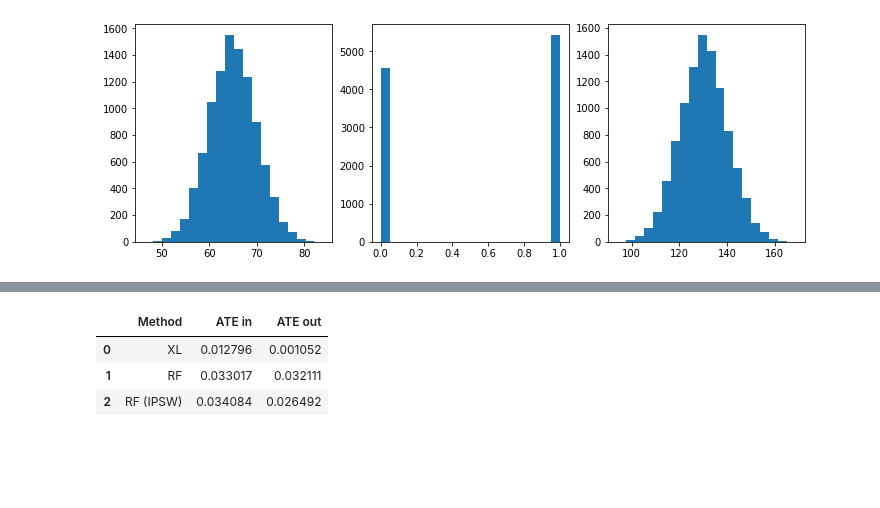
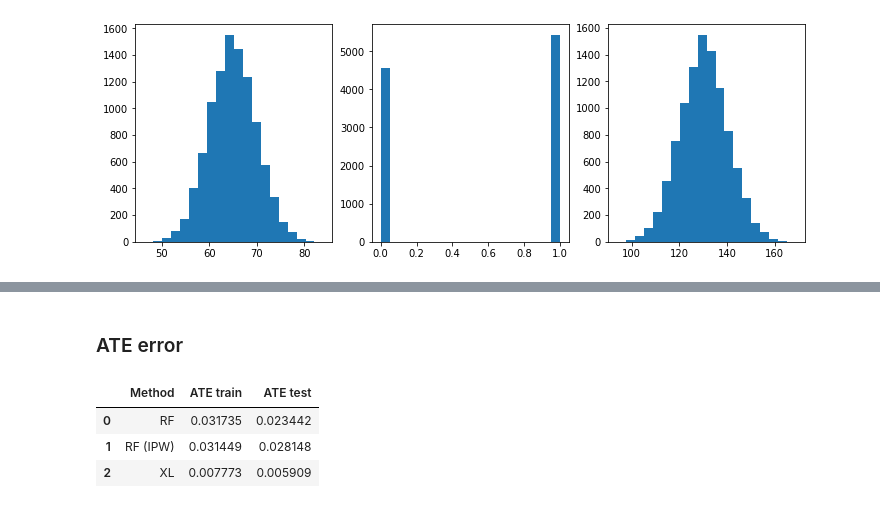
Before and after one commit to dmachlanski/ncrm-causality-2021, a Jupyter notebook: labs/day_2/Tutorial_Sodium.ipynb, the cells around one changed output, grey strips where cells are left out. Cells and saved outputs as stored; diff of their text form; code cells hidden in the pictures; blank space fills up the shorter version.

```diff
--- a/labs/day_2/Tutorial_Sodium.ipynb
+++ b/labs/day_2/Tutorial_Sodium.ipynb
@@ -30,3 +57,7 @@ $$\epsilon_{ATE} = \left| \frac{1}{n}\sum \limits_{i=1}^{n}(\hat{y}_1^{(i)} - \h
 # %%
 def ate_error(pred_te, true_ate):
+  """
+  pred_te - collection of ITEs (list or array).
+  true_ate - true ATE (scalar)
+  """
   return np.abs(np.mean(pred_te) - true_ate)
@@ -105,2 +165,6 @@ plt.show()
 # %%
 x_train, x_test, t_train, t_test, y_train, y_test = train_test_split(X, T, Y, test_size=0.2)
+
+scaler_x = StandardScaler()
+x_train = scaler_x.fit_transform(x_train)
+x_test = scaler_x.transform(x_test)
@@ -106,0 +232,6 @@ x_train, x_test, t_train, t_test, y_train, y_test = train_test_split(X, T, Y, te
+# %%
+def get_ps_weights(clf, x, t):
+  ti = np.squeeze(t)
+  clf.fit(x, ti)
+  ptx = clf.predict_proba(x).T[1].T + 0.0001
+  return ti / ptx + ((1.0 - ti) / (1.0 - ptx))
@@ -150,2 +276,4 @@ rf_ipsw_te_out = rf_ipsw_y1_out - rf_ipsw_y0_out
+# %% [markdown]
+### ATE error
 # %%
 true_ate = 1.05
@@ -161,15 +289,15 @@ rf_ipsw_ate_out = ate_error(rf_ipsw_te_out, true_ate)
 # %%
 results = []
+results.append(['RF', rf_ate_in, rf_ate_out])
+results.append(['RF (IPW)', rf_ipsw_ate_in, rf_ipsw_ate_out])
 results.append(['XL', xl_ate_in, xl_ate_out])
-results.append(['RF', rf_ate_in, rf_ate_out])
-results.append(['RF (IPSW)', rf_ipsw_ate_in, rf_ipsw_ate_out])
 
-cols = ['Method', 'ATE in', 'ATE out']
+cols = ['Method', 'ATE train', 'ATE test']
 
 df = pd.DataFrame(results, columns=cols)
 df
 # %% [output]
-|  | Method | ATE in | ATE out |
-| 0 | XL | 0.012796 | 0.001052 |
-| 1 | RF | 0.033017 | 0.032111 |
-| 2 | RF (IPSW) | 0.034084 | 0.026492 |
+|  | Method | ATE train | ATE test |
+| 0 | RF | 0.031735 | 0.023442 |
+| 1 | RF (IPW) | 0.031449 | 0.028148 |
+| 2 | XL | 0.007773 | 0.005909 |
```
Also changed, not shown: parts of 40 cells of this notebook.
